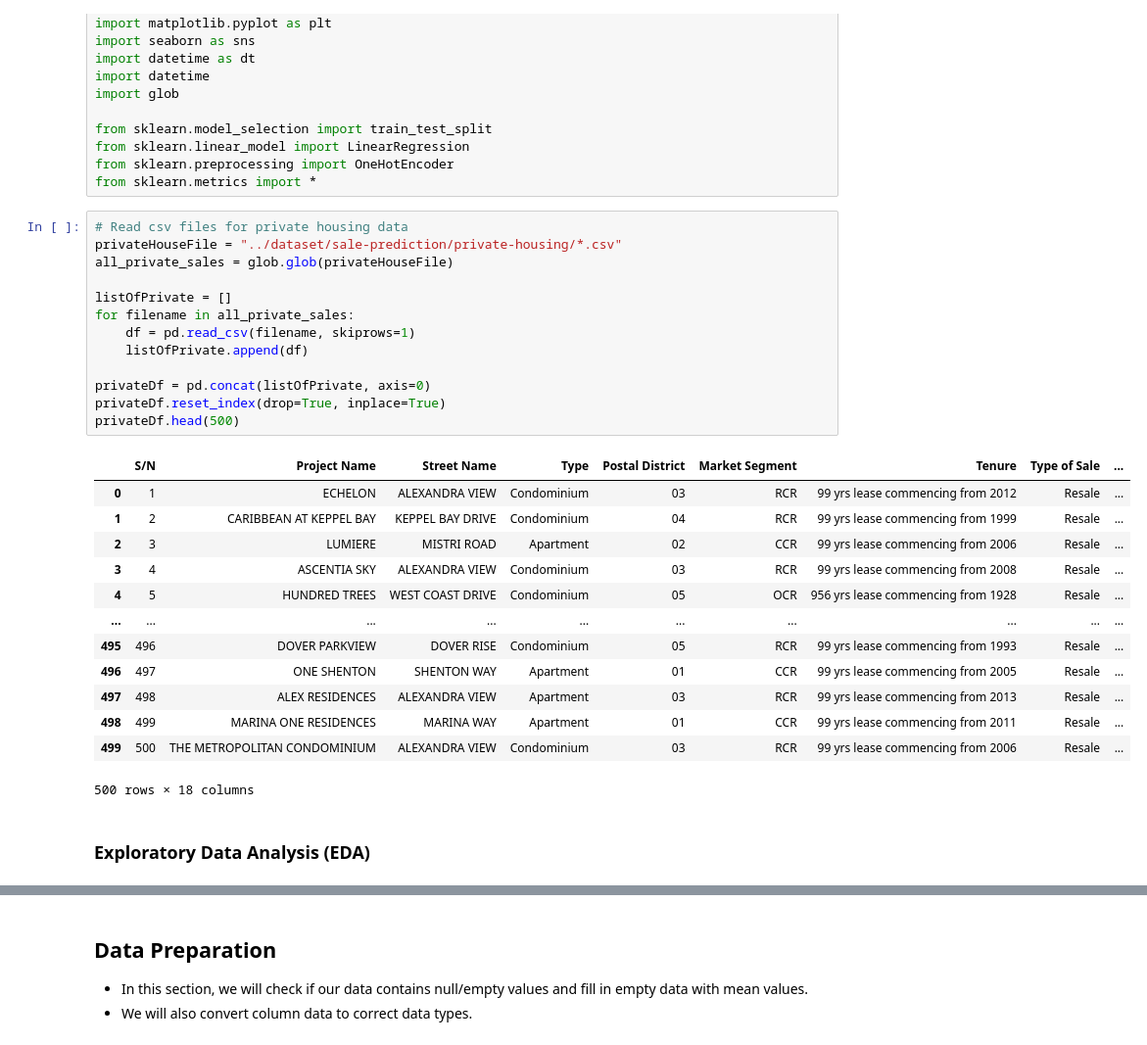
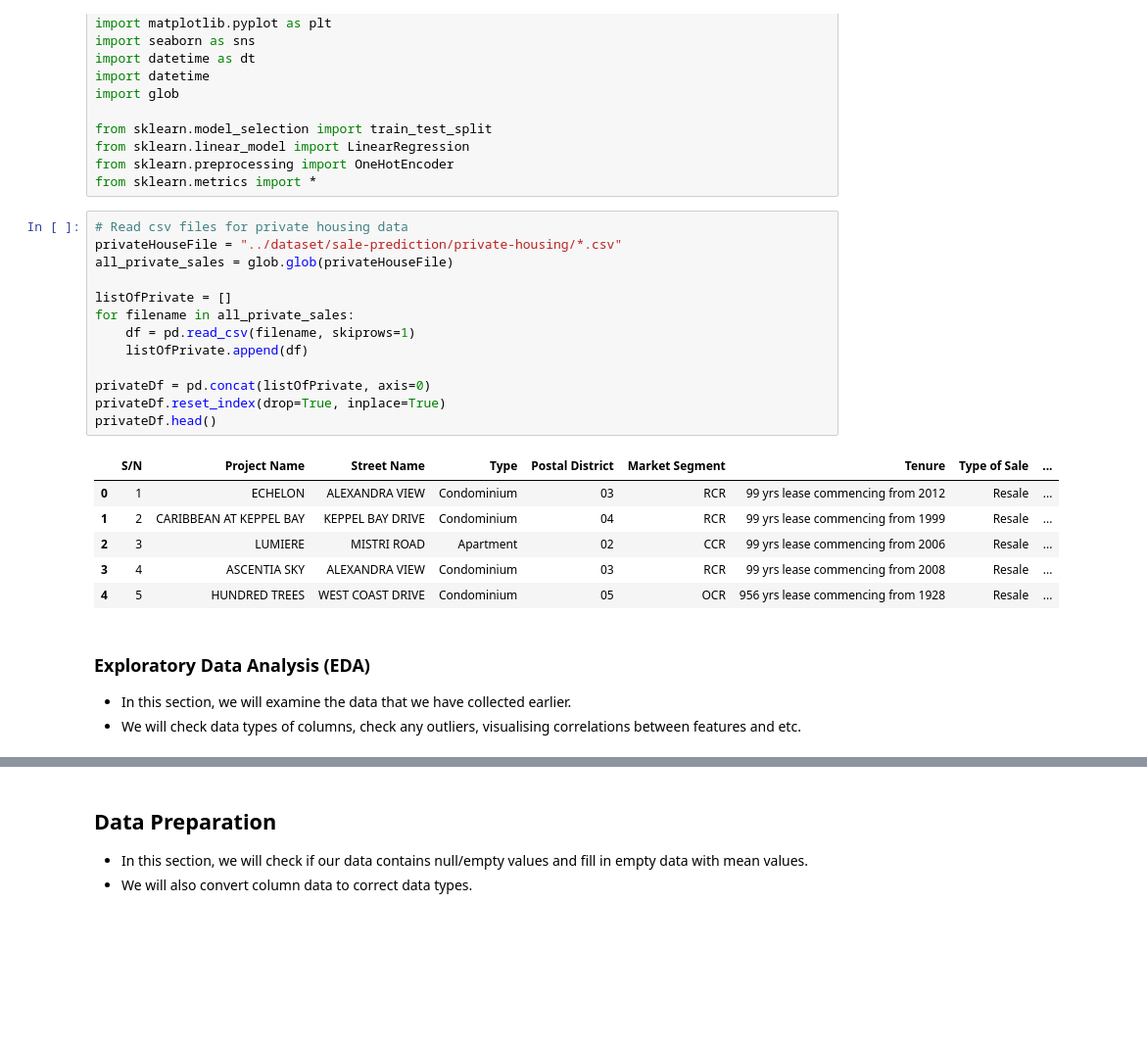
Before and after one commit to muhdhasan/Island-Property-Group, a Jupyter notebook: training/sales-private-prediction.ipynb, the cells around one changed output, grey strips where cells are left out. Shown at 98% size. Cells and saved outputs as stored; diff of their text form; blank space fills up the shorter version.

```diff
--- a/training/sales-private-prediction.ipynb
+++ b/training/sales-private-prediction.ipynb
@@ -22,32 +23,27 @@ from sklearn.metrics import *
 # %%
 # Read csv files for private housing data
 privateHouseFile = "../dataset/sale-prediction/private-housing/*.csv"
 all_private_sales = glob.glob(privateHouseFile)
 
 listOfPrivate = []
 for filename in all_private_sales:
     df = pd.read_csv(filename, skiprows=1)
     listOfPrivate.append(df)
 
 privateDf = pd.concat(listOfPrivate, axis=0)
 privateDf.reset_index(drop=True, inplace=True)
-privateDf.head(500)
+privateDf.head()
 # %% [output]
 |  | S/N | Project Name | Street Name | Type | Postal District | Market Segment | Tenure | Type of Sale | ... |
 | 0 | 1 | ECHELON | ALEXANDRA VIEW | Condominium | 03 | RCR | 99 yrs lease commencing from 2012 | Resale | ... |
 | 1 | 2 | CARIBBEAN AT KEPPEL BAY | KEPPEL BAY DRIVE | Condominium | 04 | RCR | 99 yrs lease commencing from 1999 | Resale | ... |
 | 2 | 3 | LUMIERE | MISTRI ROAD | Apartment | 02 | CCR | 99 yrs lease commencing from 2006 | Resale | ... |
 | 3 | 4 | ASCENTIA SKY | ALEXANDRA VIEW | Condominium | 03 | RCR | 99 yrs lease commencing from 2008 | Resale | ... |
 | 4 | 5 | HUNDRED TREES | WEST COAST DRIVE | Condominium | 05 | OCR | 956 yrs lease commencing from 1928 | Resale | ... |
-| ... | ... | ... | ... | ... | ... | ... | ... | ... | ... |
-| 495 | 496 | DOVER PARKVIEW | DOVER RISE | Condominium | 05 | RCR | 99 yrs lease commencing from 1993 | Resale | ... |
-| 496 | 497 | ONE SHENTON | SHENTON WAY | Apartment | 01 | CCR | 99 yrs lease commencing from 2005 | Resale | ... |
-| 497 | 498 | ALEX RESIDENCES | ALEXANDRA VIEW | Apartment | 03 | RCR | 99 yrs lease commencing from 2013 | Resale | ... |
-| 498 | 499 | MARINA ONE RESIDENCES | MARINA WAY | Apartment | 01 | CCR | 99 yrs lease commencing from 2011 | Resale | ... |
-| 499 | 500 | THE METROPOLITAN CONDOMINIUM | ALEXANDRA VIEW | Condominium | 03 | RCR | 99 yrs lease commencing from 2006 | Resale | ... |
-500 rows × 18 columns
-# %% [markdown]
-### Exploratory Data Analysis (EDA)
+# %% [markdown]
+### Exploratory Data Analysis (EDA)
+- In this section, we will examine the data that we have collected earlier.
+- We will check data types of columns, check any outliers, visualising correlations between features and etc.
 # %%
 privateDf.shape
 # %% [output]
```
Also changed, not shown: parts of 14 cells of this notebook, 2 other files.
